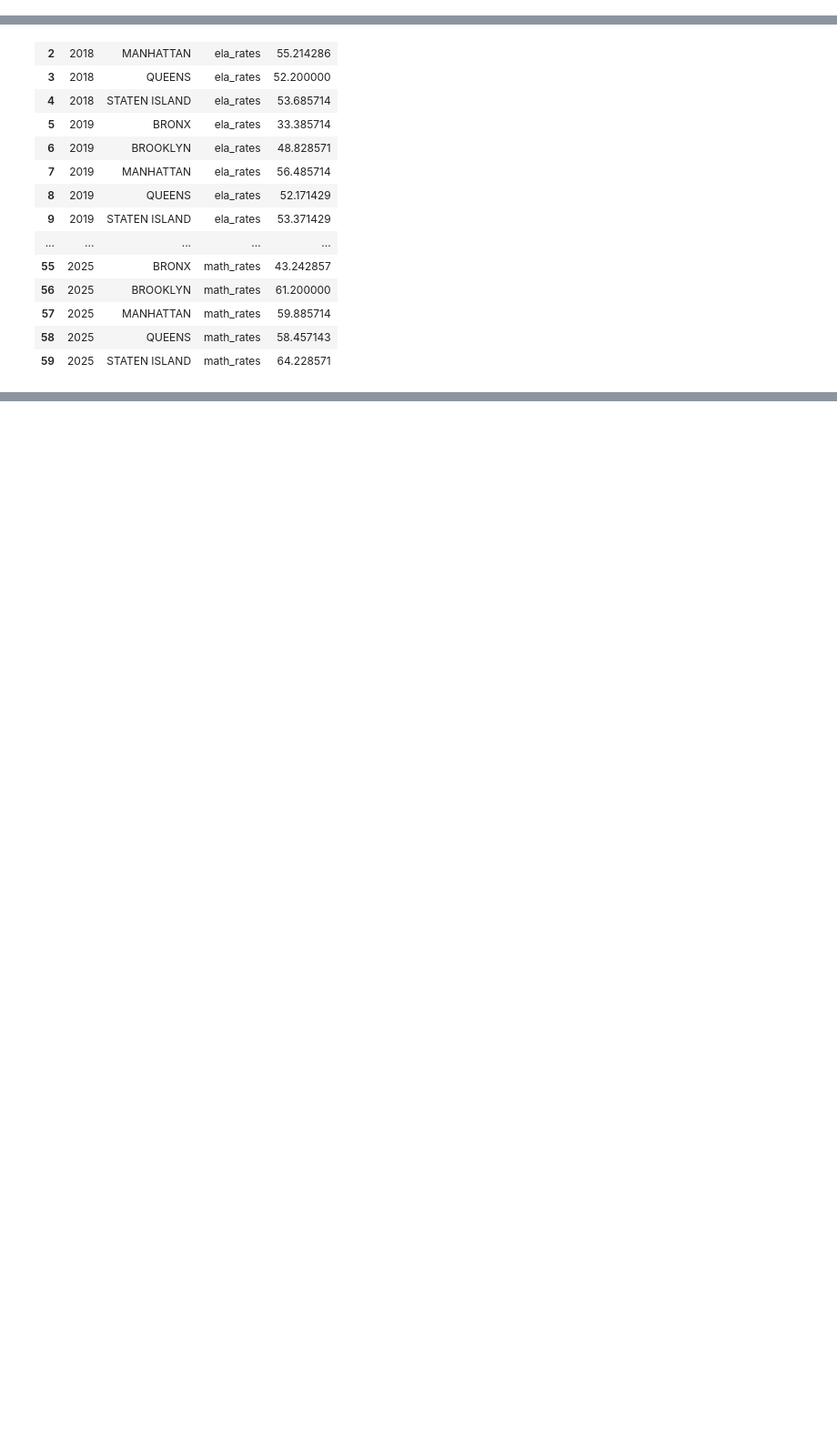
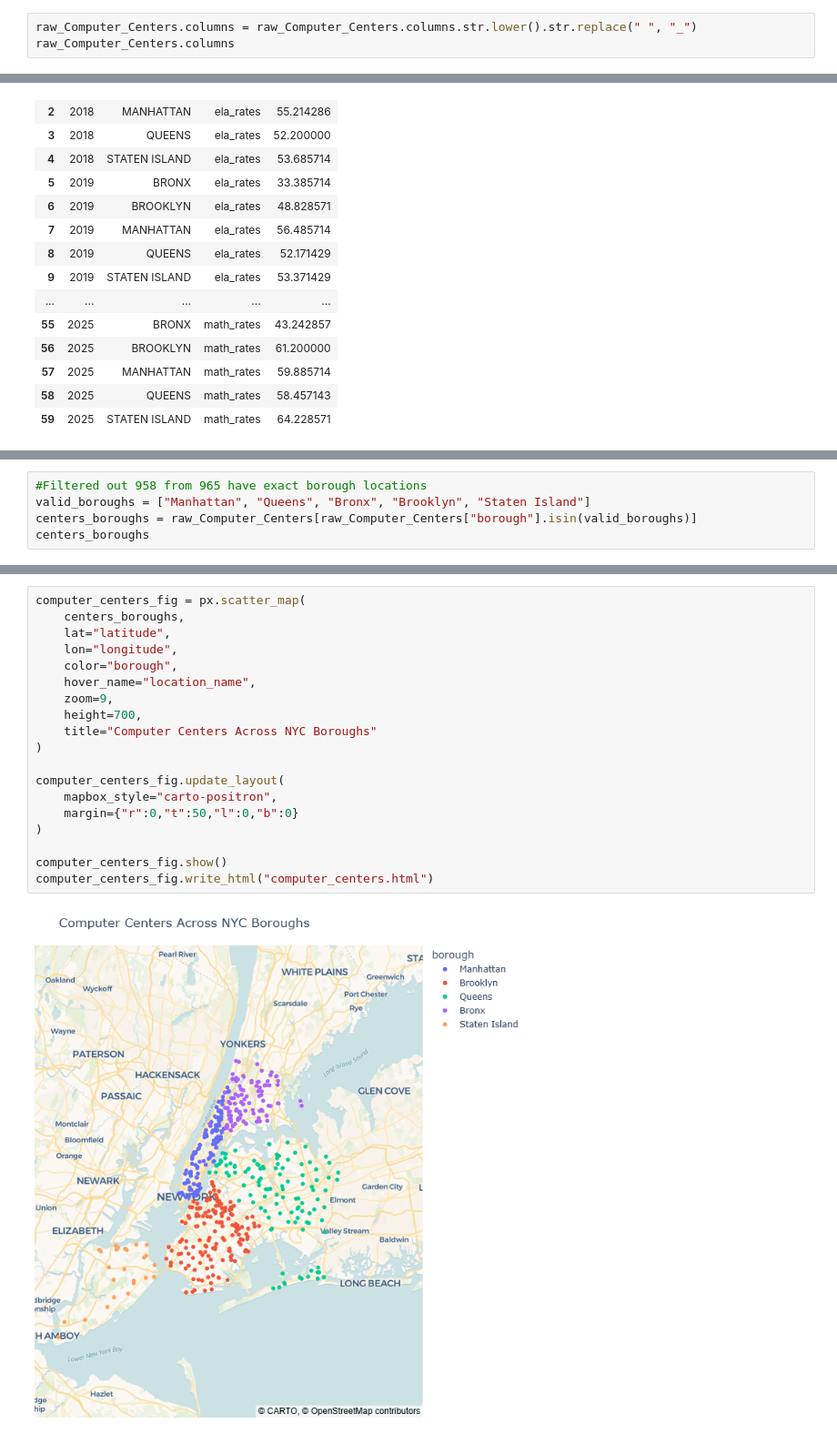
Before and after one commit to YasmineRaef/NYC_OpenSource_Literacy_rates, a Jupyter notebook: Literacy_rates.ipynb, the cells around one changed output, grey strips where cells are left out. Shown at 91% size. Cells and saved outputs as stored; diff of their text form; blank space fills up the shorter version.

Commit message:
Changed question perspective; Cleaned Computer centers data and mapped according to borough

```diff
--- a/Literacy_rates.ipynb
+++ b/Literacy_rates.ipynb
@@ -50,0 +24,3 @@ Name: count, dtype: int64
+# %%
+raw_Computer_Centers.columns = raw_Computer_Centers.columns.str.lower().str.replace(" ", "_")
+raw_Computer_Centers.columns
@@ -404,0 +422,5 @@ rate_year_fig.write_html("ela_math_year.html")
+# %%
+#Filtered out 958 from 965 have exact borough locations
+valid_boroughs = ["Manhattan", "Queens", "Bronx", "Brooklyn", "Staten Island"]
+centers_boroughs = raw_Computer_Centers[raw_Computer_Centers["borough"].isin(valid_boroughs)]
+centers_boroughs
@@ -404,0 +441,21 @@ rate_year_fig.write_html("ela_math_year.html")
+# %%
+computer_centers_fig = px.scatter_map(
+    centers_boroughs,
+    lat="latitude",
+    lon="longitude",
+    color="borough",
+    hover_name="location_name",
+    zoom=9,
+    height=700,
+    title="Computer Centers Across NYC Boroughs"
+)
+
+computer_centers_fig.update_layout(
+    mapbox_style="carto-positron",
+    margin={"r":0,"t":50,"l":0,"b":0}
+)
+
+computer_centers_fig.show()
+computer_centers_fig.write_html("computer_centers.html")
+# %% [output]
+[figure, added]
```
Also changed, not shown: parts of 10 cells of this notebook, 3 other files.
